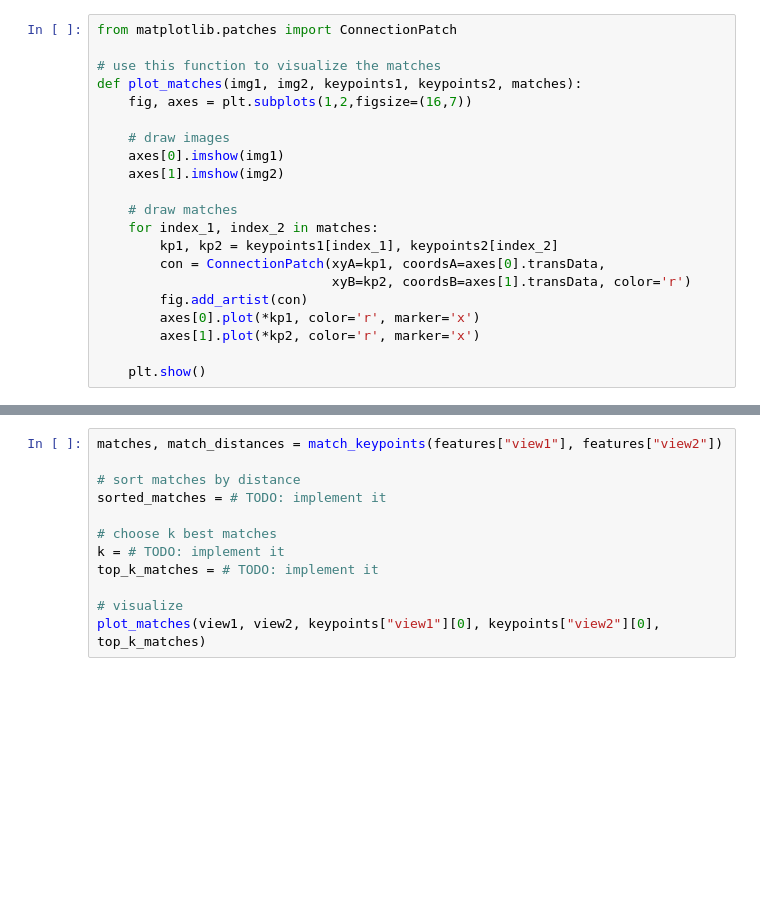
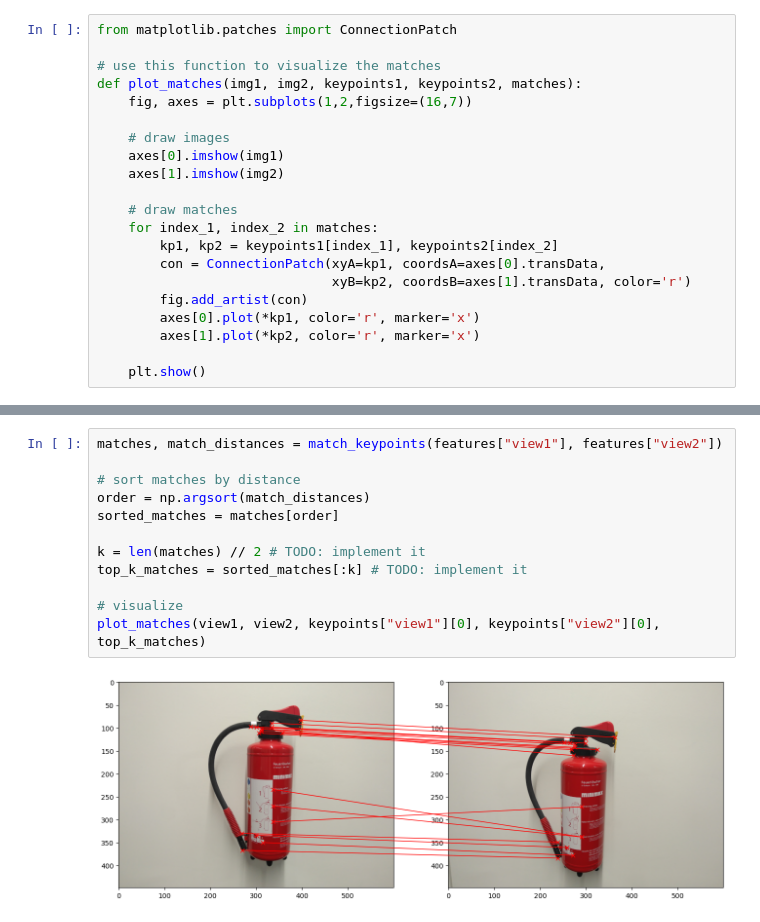
Before and after one commit to Chleb0/3dcv-students-sebsari, a Jupyter notebook: 4.0-tl-feature-matching.ipynb, the cells around one changed output, grey strips where cells are left out. Drawn from its saved outputs; the diff is of its cells as text; blank space fills up the shorter version.

```diff
--- a/4.0-tl-feature-matching.ipynb
+++ b/4.0-tl-feature-matching.ipynb
@@ -528,12 +601,14 @@ def match_keypoints(features_view1, features_view2, threshold=0.7):
 # %%
 matches, match_distances = match_keypoints(features["view1"], features["view2"])
 
 # sort matches by distance
-sorted_matches = # TODO: implement it
+order = np.argsort(match_distances)
+sorted_matches = matches[order]
 
-# choose k best matches
-k = # TODO: implement it
-top_k_matches = # TODO: implement it
+k = len(matches) // 2 # TODO: implement it
+top_k_matches = sorted_matches[:k] # TODO: implement it
 
 # visualize
 plot_matches(view1, view2, keypoints["view1"][0], keypoints["view2"][0], top_k_matches)
+# %% [output]
+[figure, added]
```
Also changed, not shown: parts of 6 cells of this notebook.
